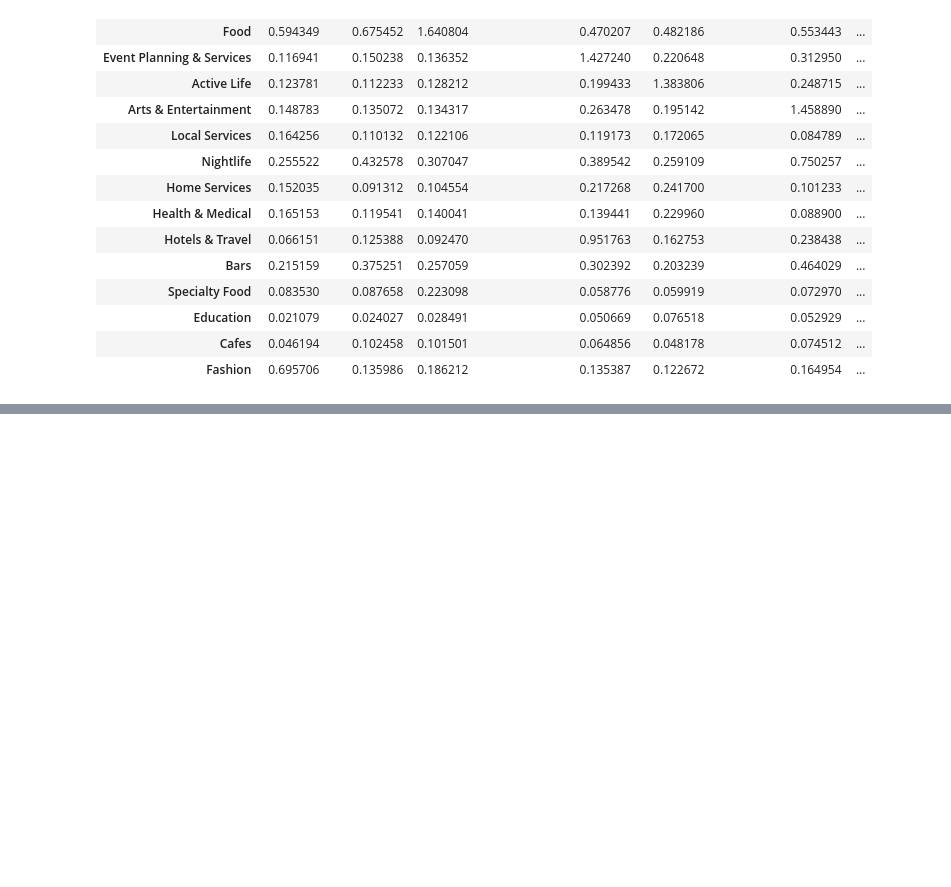
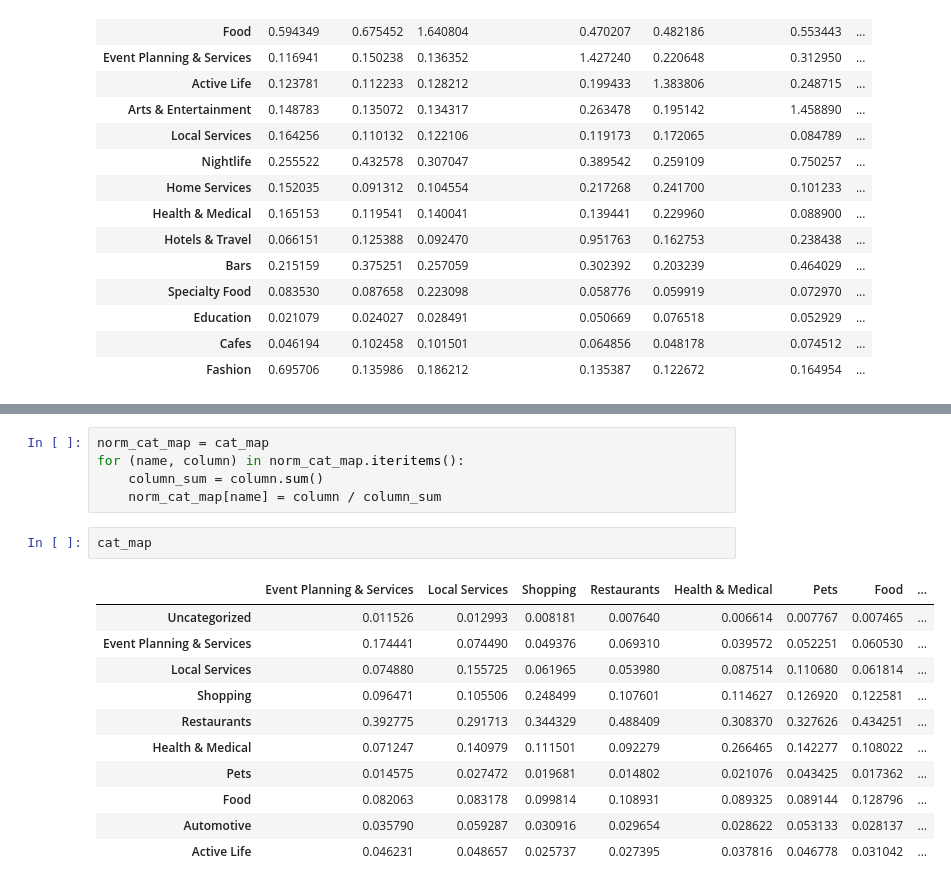
Before and after one commit to hermannsblum/disco_data_challenge, a Jupyter notebook: Distances.ipynb, the cells around one changed output, grey strips where cells are left out. Drawn from its saved outputs; the diff is of its cells as text; blank space fills up the shorter version.

```diff
--- a/Distances.ipynb
+++ b/Distances.ipynb
@@ -255,0 +232,19 @@ plt.show()
+# %%
+norm_cat_map = cat_map
+for (name, column) in norm_cat_map.iteritems():
+    column_sum = column.sum()
+    norm_cat_map[name] = column / column_sum
+# %%
+cat_map
+# %% [output]
+|  | Event Planning & Services | Local Services | Shopping | Restaurants | Health & Medical | Pets | Food | ... |
+| Uncategorized | 0.011526 | 0.012993 | 0.008181 | 0.007640 | 0.006614 | 0.007767 | 0.007465 | ... |
+| Event Planning & Services | 0.174441 | 0.074490 | 0.049376 | 0.069310 | 0.039572 | 0.052251 | 0.060530 | ... |
+| Local Services | 0.074880 | 0.155725 | 0.061965 | 0.053980 | 0.087514 | 0.110680 | 0.061814 | ... |
+| Shopping | 0.096471 | 0.105506 | 0.248499 | 0.107601 | 0.114627 | 0.126920 | 0.122581 | ... |
+| Restaurants | 0.392775 | 0.291713 | 0.344329 | 0.488409 | 0.308370 | 0.327626 | 0.434251 | ... |
+| Health & Medical | 0.071247 | 0.140979 | 0.111501 | 0.092279 | 0.266465 | 0.142277 | 0.108022 | ... |
+| Pets | 0.014575 | 0.027472 | 0.019681 | 0.014802 | 0.021076 | 0.043425 | 0.017362 | ... |
+| Food | 0.082063 | 0.083178 | 0.099814 | 0.108931 | 0.089325 | 0.089144 | 0.128796 | ... |
+| Automotive | 0.035790 | 0.059287 | 0.030916 | 0.029654 | 0.028622 | 0.053133 | 0.028137 | ... |
+| Active Life | 0.046231 | 0.048657 | 0.025737 | 0.027395 | 0.037816 | 0.046778 | 0.031042 | ... |
```
Also changed, not shown: parts of 12 cells of this notebook, 1 other file.
